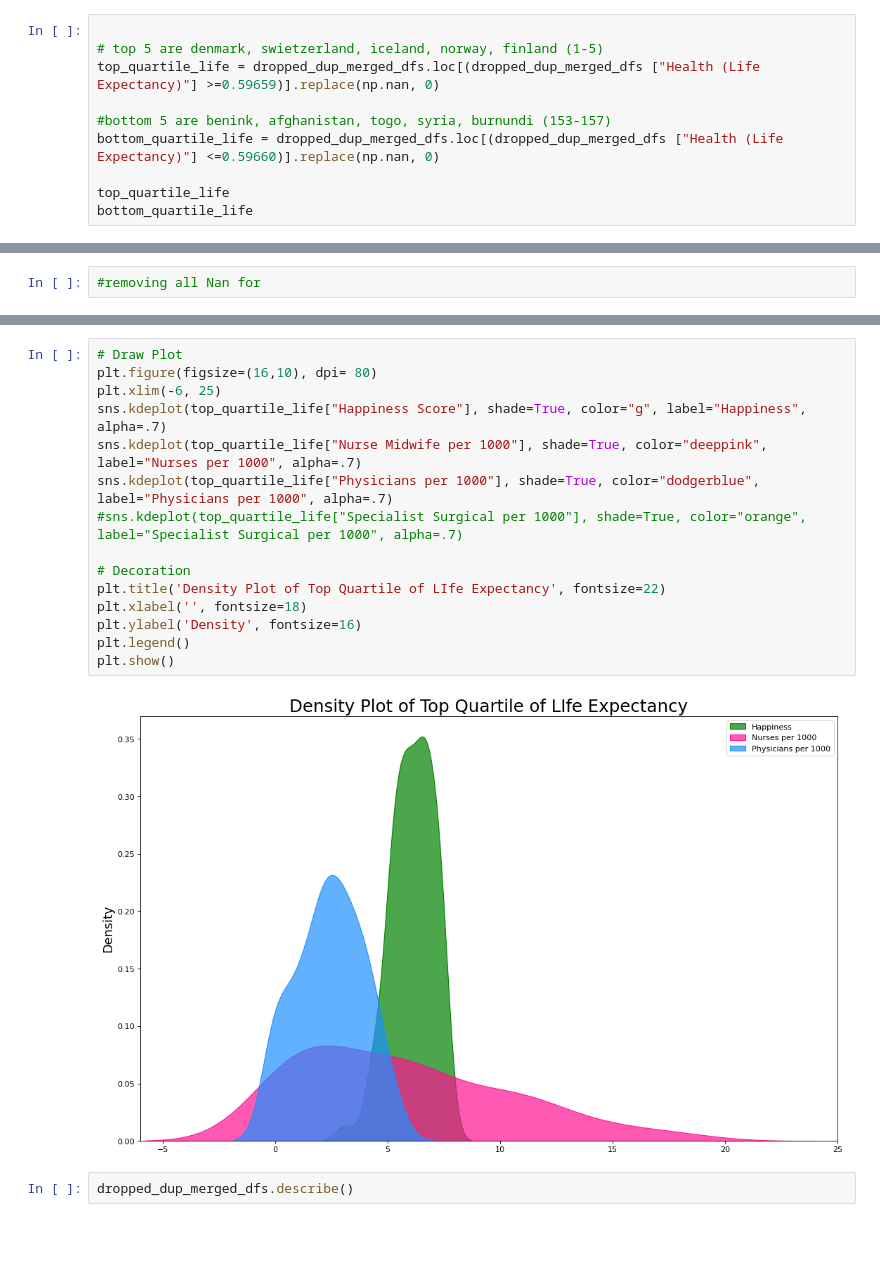
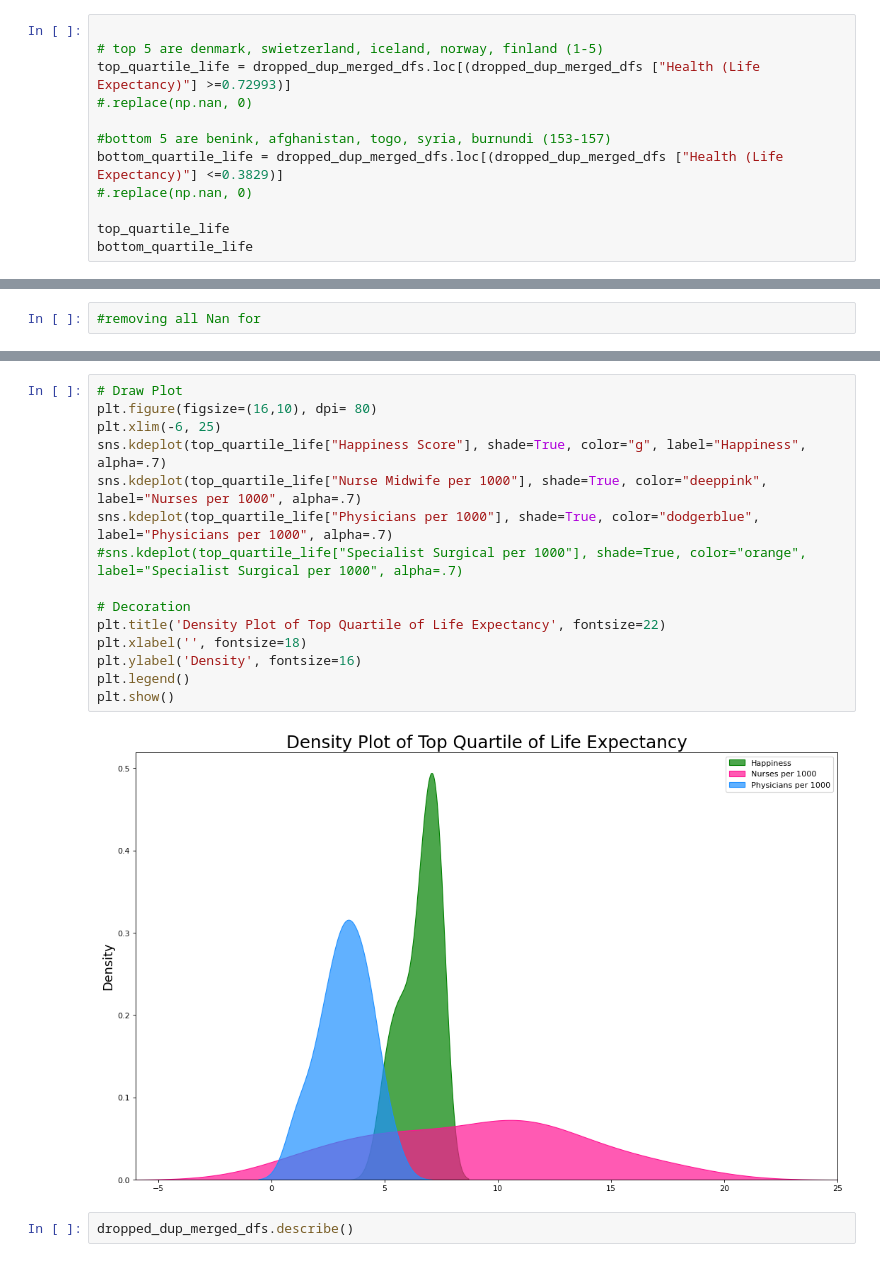
Before and after one commit to conwaykylej/Are_you_Sick_of_It, a Jupyter notebook: main.py.ipynb, the cells around one changed output, grey strips where cells are left out. Drawn from its saved outputs; the diff is of its cells as text; blank space fills up the shorter version.

Commit message:
adding the final charts

```diff
--- a/main.py.ipynb
+++ b/main.py.ipynb
@@ -425,10 +427,12 @@ The the median of Health (Life Expectancy) is: 0.59659
 # %%
 
 # top 5 are denmark, swietzerland, iceland, norway, finland (1-5)
-top_quartile_life = dropped_dup_merged_dfs.loc[(dropped_dup_merged_dfs ["Health (Life Expectancy)"] >=0.59659)].replace(np.nan, 0)
+top_quartile_life = dropped_dup_merged_dfs.loc[(dropped_dup_merged_dfs ["Health (Life Expectancy)"] >=0.72993)]
+#.replace(np.nan, 0)
 
 #bottom 5 are benink, afghanistan, togo, syria, burnundi (153-157)
-bottom_quartile_life = dropped_dup_merged_dfs.loc[(dropped_dup_merged_dfs ["Health (Life Expectancy)"] <=0.59660)].replace(np.nan, 0)
+bottom_quartile_life = dropped_dup_merged_dfs.loc[(dropped_dup_merged_dfs ["Health (Life Expectancy)"] <=0.3829)]
+#.replace(np.nan, 0)
 
 top_quartile_life
 bottom_quartile_life
@@ -606,20 +596,20 @@ plt.show()
 # %%
 # Draw Plot
 plt.figure(figsize=(16,10), dpi= 80)
 plt.xlim(-6, 25)
 sns.kdeplot(top_quartile_life["Happiness Score"], shade=True, color="g", label="Happiness", alpha=.7)
 sns.kdeplot(top_quartile_life["Nurse Midwife per 1000"], shade=True, color="deeppink", label="Nurses per 1000", alpha=.7)
 sns.kdeplot(top_quartile_life["Physicians per 1000"], shade=True, color="dodgerblue", label="Physicians per 1000", alpha=.7)
 #sns.kdeplot(top_quartile_life["Specialist Surgical per 1000"], shade=True, color="orange", label="Specialist Surgical per 1000", alpha=.7)
 
 # Decoration
-plt.title('Density Plot of Top Quartile of LIfe Expectancy', fontsize=22)
+plt.title('Density Plot of Top Quartile of Life Expectancy', fontsize=22)
 plt.xlabel('', fontsize=18)
 plt.ylabel('Density', fontsize=16)
 plt.legend()
 plt.show()
 # %% [output]
-[figure, old version]
+[figure, new version]
 # %%
 dropped_dup_merged_dfs.describe()
 # %% [output]
```
Also changed, not shown: parts of 21 cells of this notebook.
